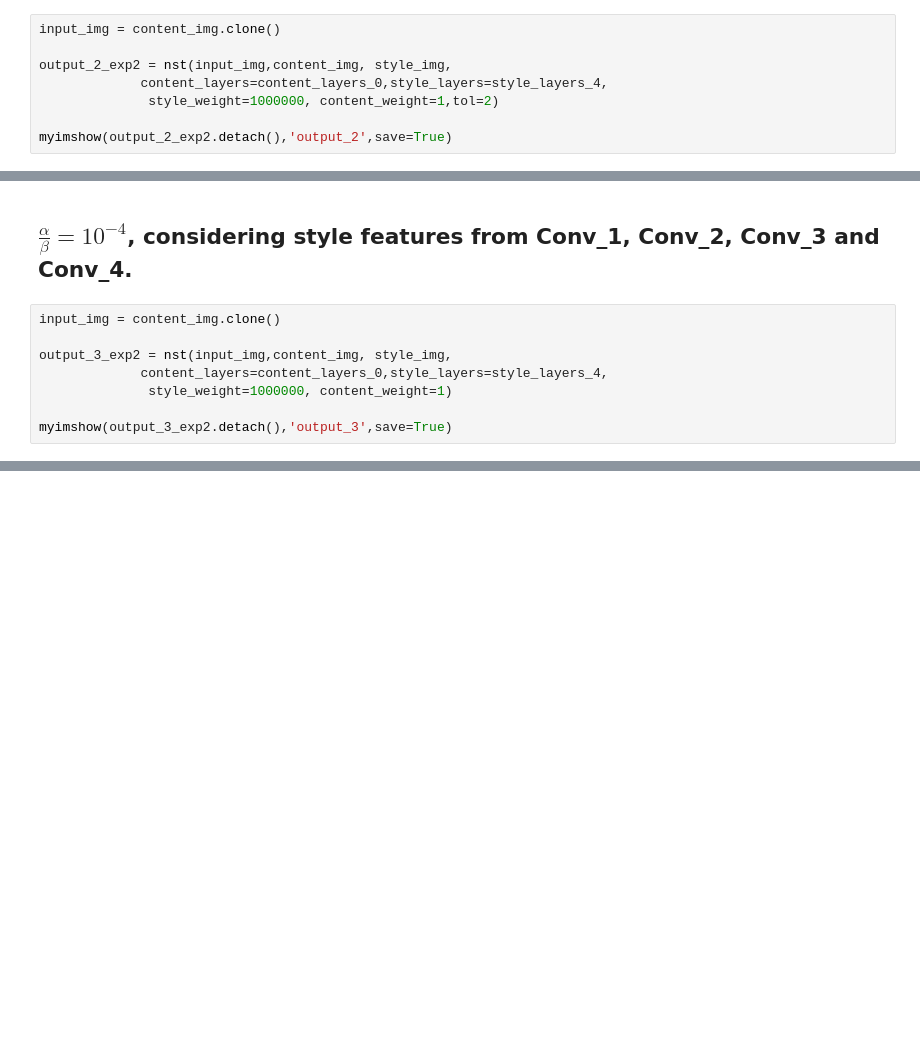
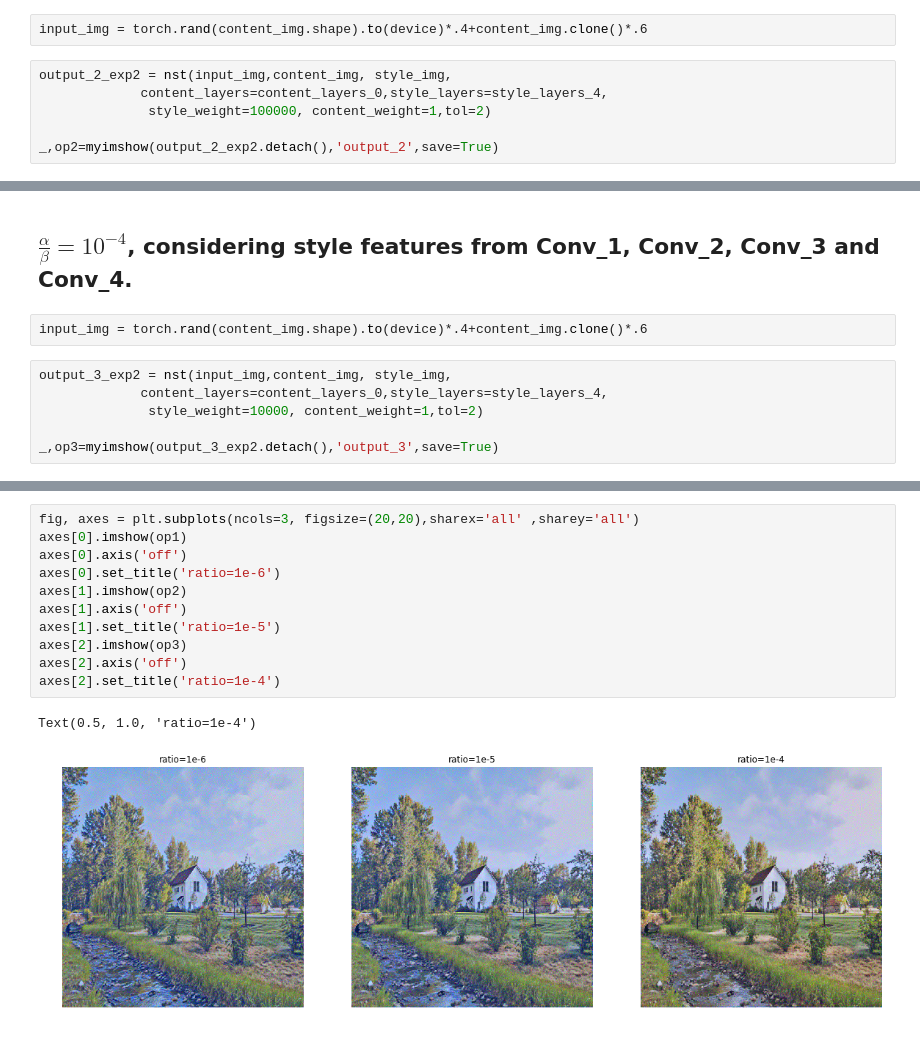
Before and after one commit to liiuuiil/ee285sp19, a Jupyter notebook: nst_ratio_experiment.ipynb, the cells around one changed output, grey strips where cells are left out. Saved outputs shown, nothing was run; the diff lists cells and outputs as text; blank space fills up the shorter version.

Commit message:
ration only

```diff
--- a/nst_ratio_experiment.ipynb
+++ b/nst_ratio_experiment.ipynb
@@ -209,12 +208,12 @@ Weighted Loss : 2.420379877090454
 # %% [markdown]
 ## $\frac{\alpha}{\beta}=10^{-5}$, considering style features from Conv_1, Conv_2, Conv_3 and Conv_4.
+# %%
+input_img = torch.rand(content_img.shape).to(device)*.4+content_img.clone()*.6
 # %%
-input_img = content_img.clone()
-
 output_2_exp2 = nst(input_img,content_img, style_img,
              content_layers=content_layers_0,style_layers=style_layers_4,
-              style_weight=1000000, content_weight=1,tol=2)
+              style_weight=100000, content_weight=1,tol=2)
 
-myimshow(output_2_exp2.detach(),'output_2',save=True)
+_,op2=myimshow(output_2_exp2.detach(),'output_2',save=True)
 # %% [output]
 epoch : 300:
@@ -239,12 +240,12 @@ Weighted Loss : 2.1785619258880615
 # %% [markdown]
 ## $\frac{\alpha}{\beta}=10^{-4}$, considering style features from Conv_1, Conv_2, Conv_3 and Conv_4.
+# %%
+input_img = torch.rand(content_img.shape).to(device)*.4+content_img.clone()*.6
 # %%
-input_img = content_img.clone()
-
 output_3_exp2 = nst(input_img,content_img, style_img,
              content_layers=content_layers_0,style_layers=style_layers_4,
-              style_weight=1000000, content_weight=1)
+              style_weight=10000, content_weight=1,tol=2)
 
-myimshow(output_3_exp2.detach(),'output_3',save=True)
+_,op3=myimshow(output_3_exp2.detach(),'output_3',save=True)
 # %% [output]
 epoch : 300:
@@ -271,0 +272,14 @@ Weighted Loss : 2.420379877090454
+# %%
+fig, axes = plt.subplots(ncols=3, figsize=(20,20),sharex='all' ,sharey='all')
+axes[0].imshow(op1)
+axes[0].axis('off')
+axes[0].set_title('ratio=1e-6')
+axes[1].imshow(op2)
+axes[1].axis('off')
+axes[1].set_title('ratio=1e-5')
+axes[2].imshow(op3)
+axes[2].axis('off')
+axes[2].set_title('ratio=1e-4')
+# %% [output]
+Text(0.5, 1.0, 'ratio=1e-4')
+[figure, added]
```
Also changed, not shown: parts of 6 cells of this notebook, 1 other file.
